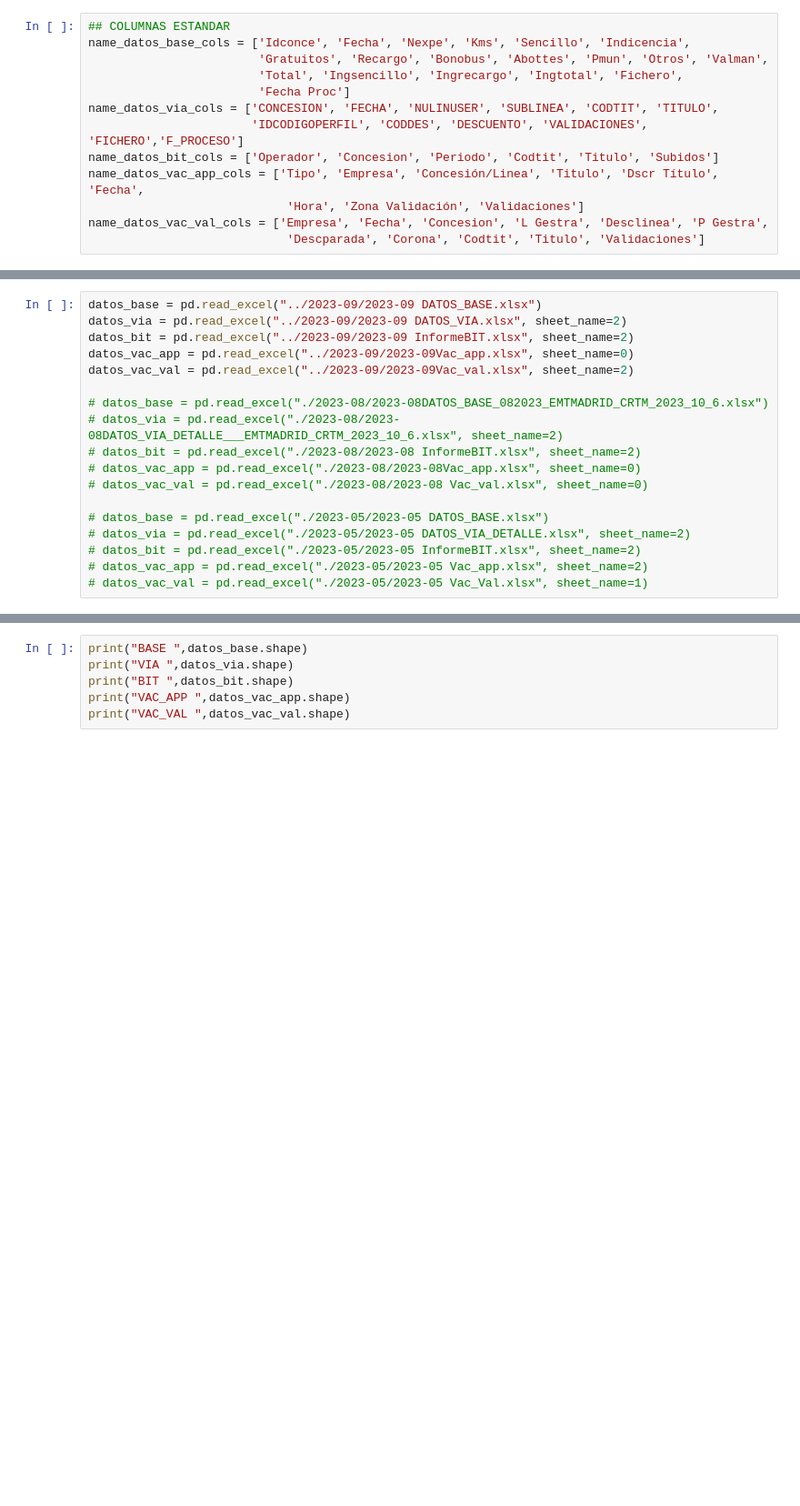
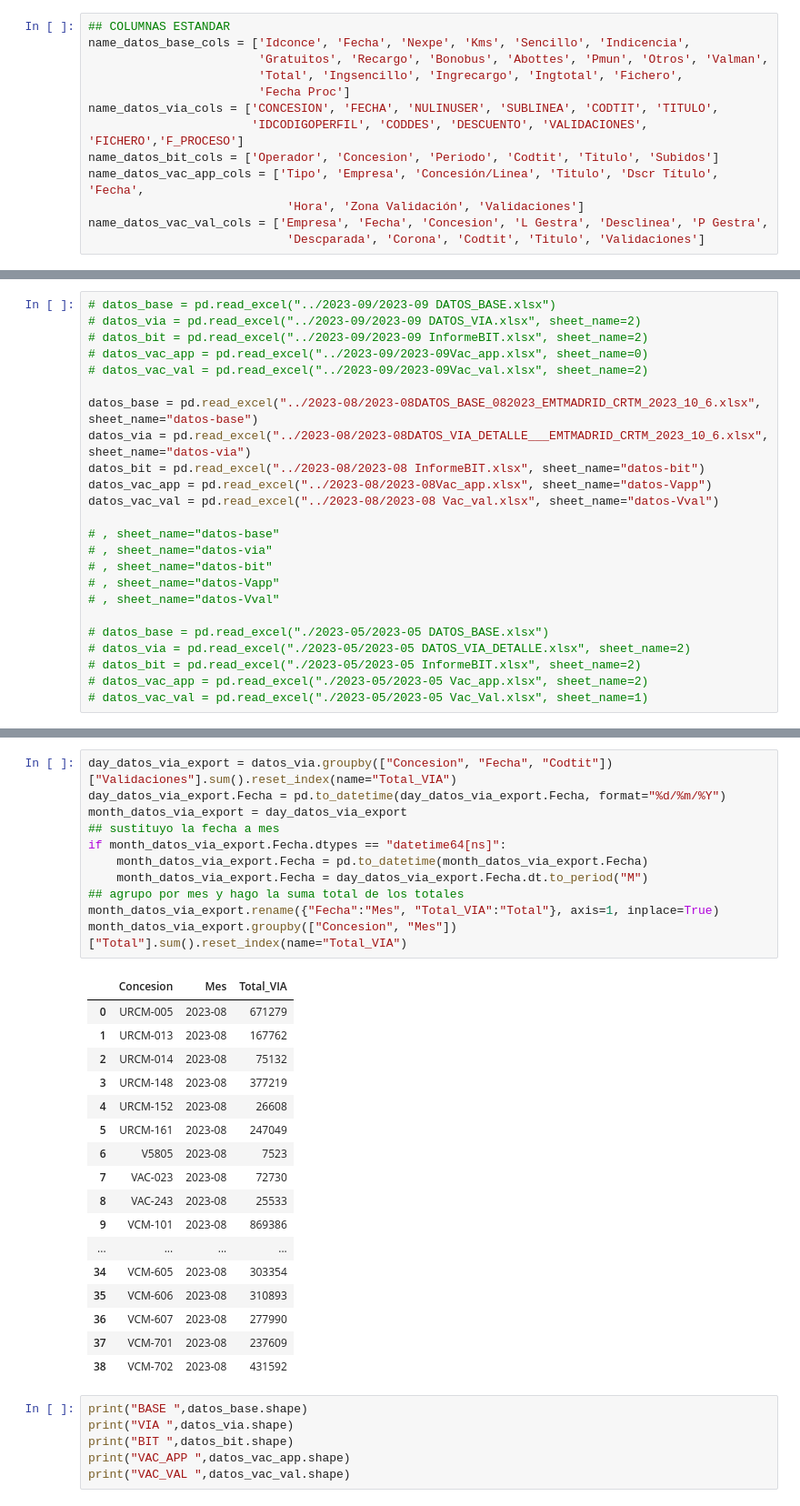
Before and after one commit to aprentix/CRTM_APP, a Jupyter notebook: logica_inicial_app/generar_lista_totales.ipynb, the cells around one changed output, grey strips where cells are left out. Shown at 91% size. Saved outputs shown, nothing was run; the diff lists cells and outputs as text; blank space fills up the shorter version.

```diff
--- a/logica_inicial_app/generar_lista_totales.ipynb
+++ b/logica_inicial_app/generar_lista_totales.ipynb
@@ -21,15 +34,21 @@ name_datos_vac_val_cols = ['Empresa', 'Fecha', 'Concesion', 'L Gestra', 'Desclin
 # %%
-datos_base = pd.read_excel("../2023-09/2023-09 DATOS_BASE.xlsx")
-datos_via = pd.read_excel("../2023-09/2023-09 DATOS_VIA.xlsx", sheet_name=2)
-datos_bit = pd.read_excel("../2023-09/2023-09 InformeBIT.xlsx", sheet_name=2)
-datos_vac_app = pd.read_excel("../2023-09/2023-09Vac_app.xlsx", sheet_name=0)
-datos_vac_val = pd.read_excel("../2023-09/2023-09Vac_val.xlsx", sheet_name=2)
+# datos_base = pd.read_excel("../2023-09/2023-09 DATOS_BASE.xlsx")
+# datos_via = pd.read_excel("../2023-09/2023-09 DATOS_VIA.xlsx", sheet_name=2)
+# datos_bit = pd.read_excel("../2023-09/2023-09 InformeBIT.xlsx", sheet_name=2)
+# datos_vac_app = pd.read_excel("../2023-09/2023-09Vac_app.xlsx", sheet_name=0)
+# datos_vac_val = pd.read_excel("../2023-09/2023-09Vac_val.xlsx", sheet_name=2)
 
-# datos_base = pd.read_excel("./2023-08/2023-08DATOS_BASE_082023_EMTMADRID_CRTM_2023_10_6.xlsx")
-# datos_via = pd.read_excel("./2023-08/2023-08DATOS_VIA_DETALLE___EMTMADRID_CRTM_2023_10_6.xlsx", sheet_name=2)
-# datos_bit = pd.read_excel("./2023-08/2023-08 InformeBIT.xlsx", sheet_name=2)
-# datos_vac_app = pd.read_excel("./2023-08/2023-08Vac_app.xlsx", sheet_name=0)
-# datos_vac_val = pd.read_excel("./2023-08/2023-08 Vac_val.xlsx", sheet_name=0)
+datos_base = pd.read_excel("../2023-08/2023-08DATOS_BASE_082023_EMTMADRID_CRTM_2023_10_6.xlsx", sheet_name="datos-base")
+datos_via = pd.read_excel("../2023-08/2023-08DATOS_VIA_DETALLE___EMTMADRID_CRTM_2023_10_6.xlsx", sheet_name="datos-via")
+datos_bit = pd.read_excel("../2023-08/2023-08 InformeBIT.xlsx", sheet_name="datos-bit")
+datos_vac_app = pd.read_excel("../2023-08/2023-08Vac_app.xlsx", sheet_name="datos-Vapp")
+datos_vac_val = pd.read_excel("../2023-08/2023-08 Vac_val.xlsx", sheet_name="datos-Vval")
+
+# , sheet_name="datos-base"
+# , sheet_name="datos-via"
+# , sheet_name="datos-bit"
+# , sheet_name="datos-Vapp"
+# , sheet_name="datos-Vval"
 
 # datos_base = pd.read_excel("./2023-05/2023-05 DATOS_BASE.xlsx")
 # datos_via = pd.read_excel("./2023-05/2023-05 DATOS_VIA_DETALLE.xlsx", sheet_name=2)
@@ -39,3 +73,32 @@ datos_vac_val = pd.read_excel("../2023-09/2023-09Vac_val.xlsx", sheet_name=2)
+# %%
+day_datos_via_export = datos_via.groupby(["Concesion", "Fecha", "Codtit"])["Validaciones"].sum().reset_index(name="Total_VIA")
+day_datos_via_export.Fecha = pd.to_datetime(day_datos_via_export.Fecha, format="%d/%m/%Y")
+month_datos_via_export = day_datos_via_export
+## sustituyo la fecha a mes
+if month_datos_via_export.Fecha.dtypes == "datetime64[ns]":
+    month_datos_via_export.Fecha = pd.to_datetime(month_datos_via_export.Fecha)
+    month_datos_via_export.Fecha = day_datos_via_export.Fecha.dt.to_period("M")
+## agrupo por mes y hago la suma total de los totales
+month_datos_via_export.rename({"Fecha":"Mes", "Total_VIA":"Total"}, axis=1, inplace=True)
+month_datos_via_export.groupby(["Concesion", "Mes"])["Total"].sum().reset_index(name="Total_VIA")
+# %% [output]
+|  | Concesion | Mes | Total_VIA |
+| 0 | URCM-005 | 2023-08 | 671279 |
+| 1 | URCM-013 | 2023-08 | 167762 |
+| 2 | URCM-014 | 2023-08 | 75132 |
+| 3 | URCM-148 | 2023-08 | 377219 |
+| 4 | URCM-152 | 2023-08 | 26608 |
+| 5 | URCM-161 | 2023-08 | 247049 |
+| 6 | V5805 | 2023-08 | 7523 |
+| 7 | VAC-023 | 2023-08 | 72730 |
+| 8 | VAC-243 | 2023-08 | 25533 |
+| 9 | VCM-101 | 2023-08 | 869386 |
+| ... | ... | ... | ... |
+| 34 | VCM-605 | 2023-08 | 303354 |
+| 35 | VCM-606 | 2023-08 | 310893 |
+| 36 | VCM-607 | 2023-08 | 277990 |
+| 37 | VCM-701 | 2023-08 | 237609 |
+| 38 | VCM-702 | 2023-08 | 431592 |
 # %%
 print("BASE ",datos_base.shape)
 print("VIA ",datos_via.shape)
```
Also changed, not shown: parts of 3 cells of this notebook, 26 other files.
